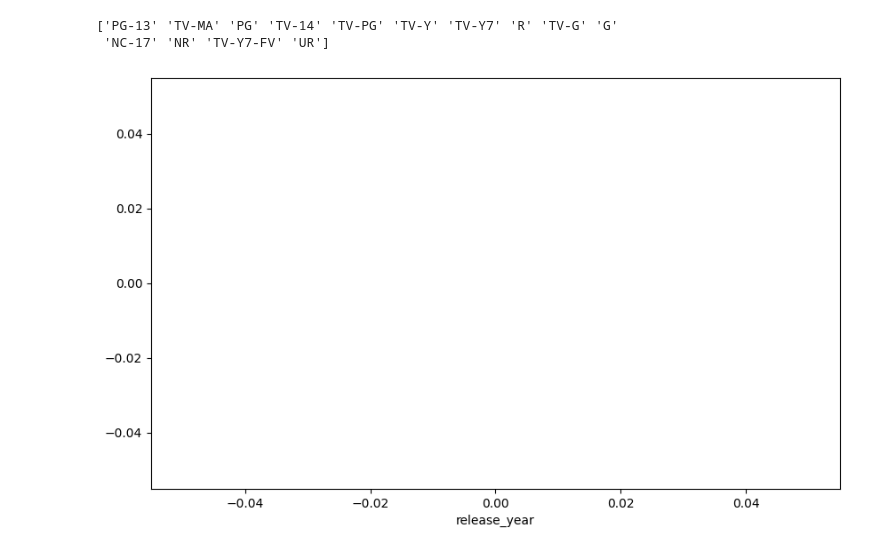
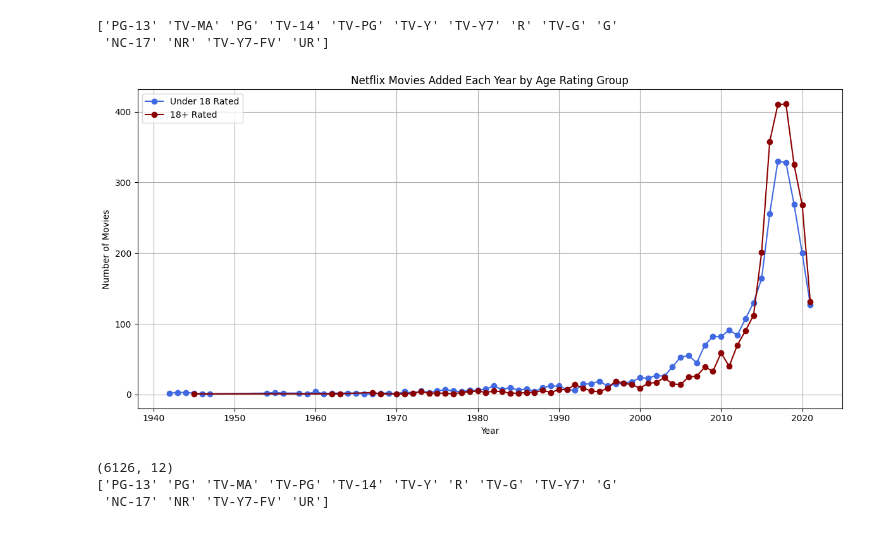
Before and after one commit to MalasKhan/netflix-data-analysis, a Jupyter notebook: netflix_data_analysis.ipynb, the cells around one changed output. Cells and saved outputs as stored; diff of their text form; code cells hidden in the pictures.

```diff
--- a/netflix_data_analysis.ipynb
+++ b/netflix_data_analysis.ipynb
@@ -75,7 +75,7 @@ plt.show()
 print(df['rating'].unique())
 
 # validating elements to used in next analysis
-valid_cols = df[(df['type'] == 'movies') & (df['rating'].notnull()) & (df['release_year'].notnull())]
+valid_cols = df[(df['rating'].notnull())& (df['release_year'].notnull()) & (df['type'] == 'Movie')]
 
 # Create rating age groups
 under_18 = ['G', 'TV-G', 'PG', 'TV-PG', 'PG-13', 'TV-14']
@@ -90,14 +90,27 @@ over_18 = valid_cols[valid_cols['rating'].isin(over_18)]['release_year'].value_c
 ['PG-13' 'TV-MA' 'PG' 'TV-14' 'TV-PG' 'TV-Y' 'TV-Y7' 'R' 'TV-G' 'G'
  'NC-17' 'NR' 'TV-Y7-FV' 'UR']
 # %%
-plt.figure(figsize=(10, 6))
+plt.figure(figsize=(12, 6))
 
-#line under 18
+# Plot Under 18
 under_18.plot(label='Under 18 Rated', marker='o', color='royalblue')
 
-#line over 18
-over_18.plot(marker='o', linestyle='-', color='red', label='Over 18')
+# Plot Over 18
+over_18.plot(label='18+ Rated', marker='o', color='darkred')
 
+plt.title('Netflix Movies Added Each Year by Age Rating Group')
+plt.xlabel('Year')
+plt.ylabel('Number of Movies')
+plt.legend()
+plt.grid(True, linestyle='--', alpha=0.5)
+plt.tight_layout()
 plt.show()
 # %% [output]
-[figure, old version]
+[figure, new version]
+# %%
+print(valid_cols.shape)
+print(valid_cols['rating'].unique())
+# %% [output]
+(6126, 12)
+['PG-13' 'PG' 'TV-MA' 'TV-PG' 'TV-14' 'TV-Y' 'R' 'TV-G' 'TV-Y7' 'G'
+ 'NC-17' 'NR' 'TV-Y7-FV' 'UR']
```
